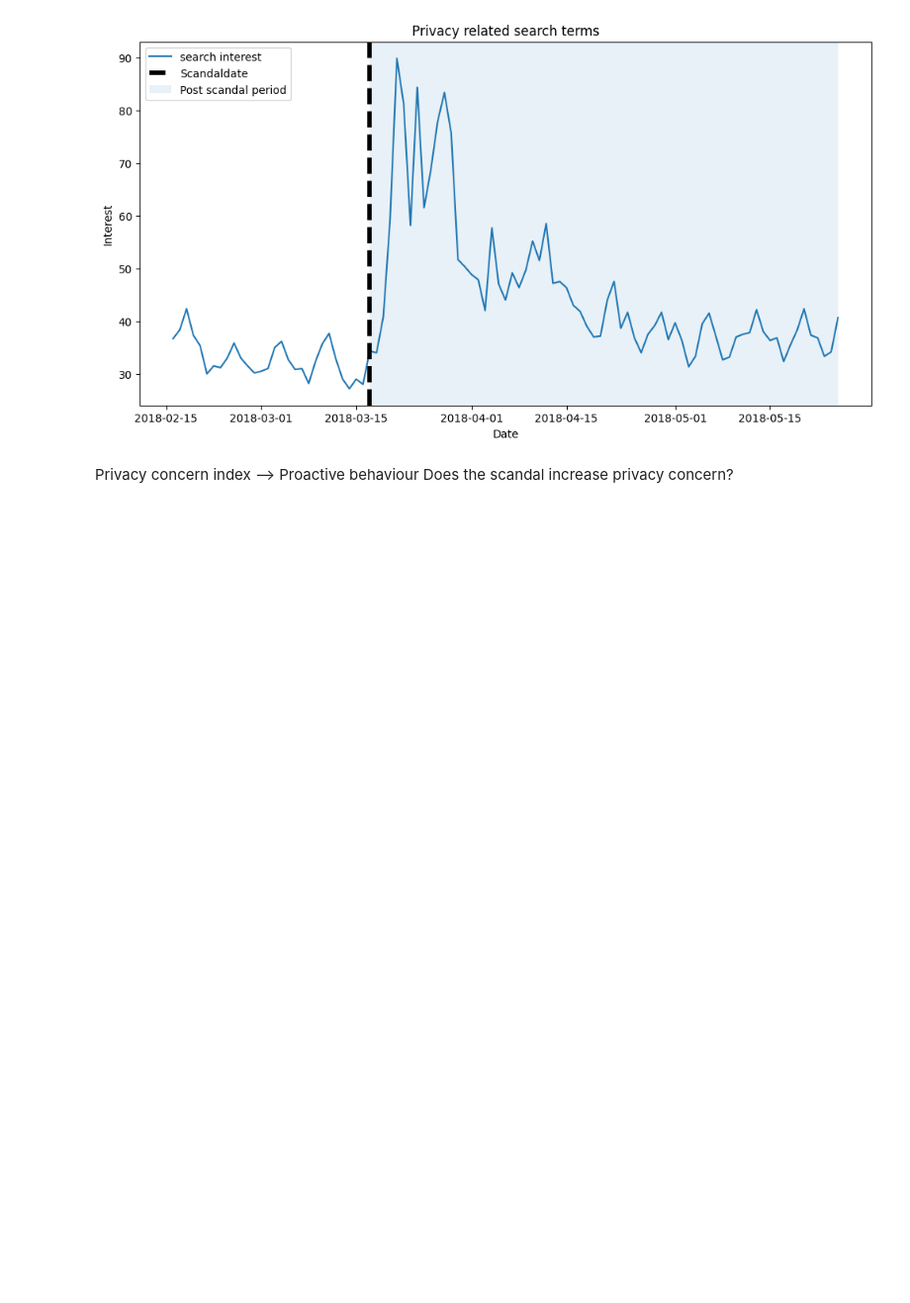
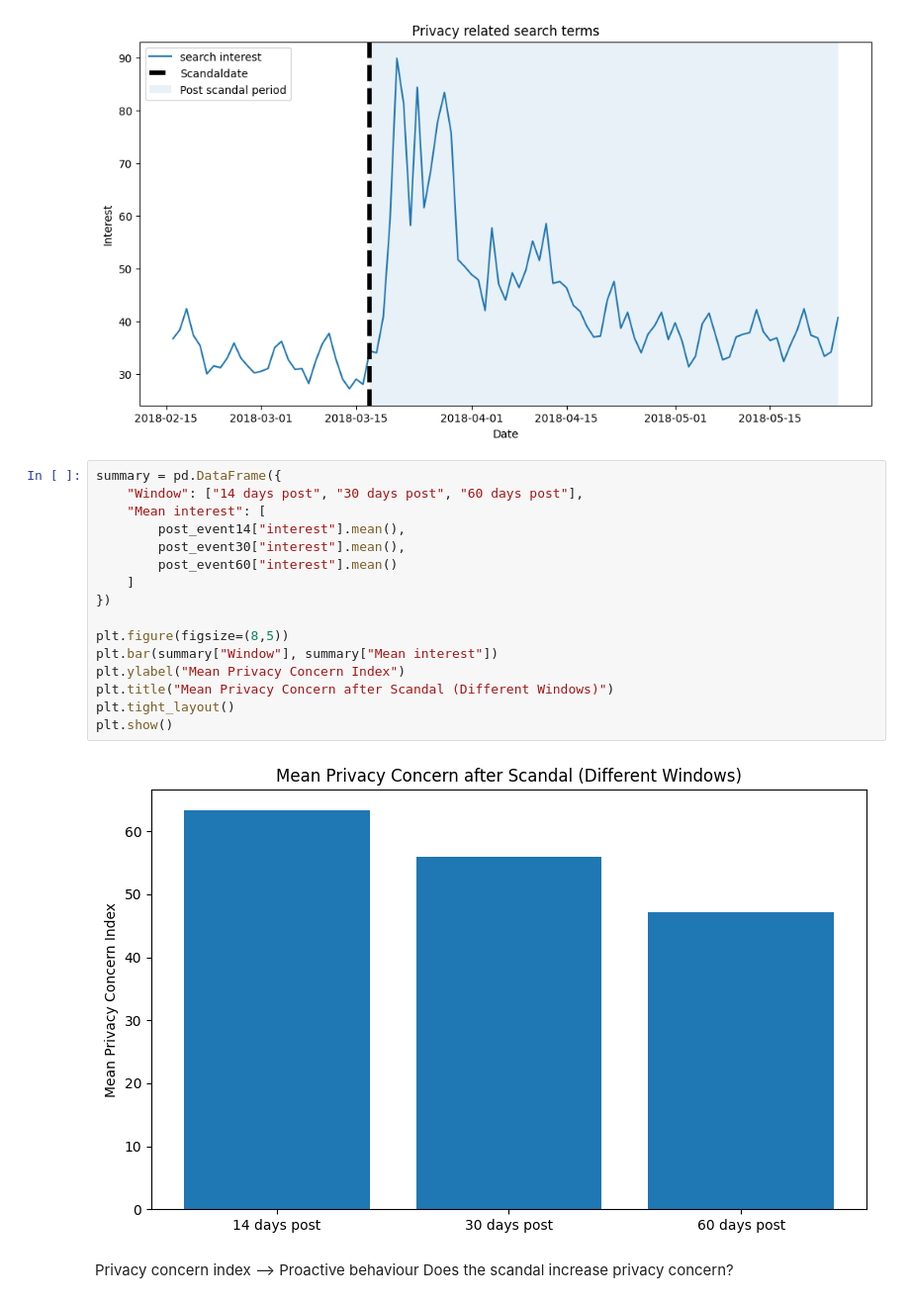
Before and after one commit to Nellibot1/The-Privacy-attention-and-Behavioural-response-to-the-Cambridge-Analytica-Scandal, a Jupyter notebook: src/H1.ipynb, the cells around one changed output. Shown at 99% size. Drawn from its saved outputs; the diff is of its cells as text; blank space fills up the shorter version.

```diff
--- a/src/H1.ipynb
+++ b/src/H1.ipynb
@@ -209,6 +209,24 @@ plt.legend()
 plt.show()
 # %% [output]
 [figure]
+# %%
+summary = pd.DataFrame({
+    "Window": ["14 days post", "30 days post", "60 days post"],
+    "Mean interest": [
+        post_event14["interest"].mean(),
+        post_event30["interest"].mean(),
+        post_event60["interest"].mean()
+    ]
+})
+
+plt.figure(figsize=(8,5))
+plt.bar(summary["Window"], summary["Mean interest"])
+plt.ylabel("Mean Privacy Concern Index")
+plt.title("Mean Privacy Concern after Scandal (Different Windows)")
+plt.tight_layout()
+plt.show()
+# %% [output]
+[figure, added]
 # %% [markdown]
 Privacy concern index --> Proactive behaviour
 Does the scandal increase privacy concern?
```
